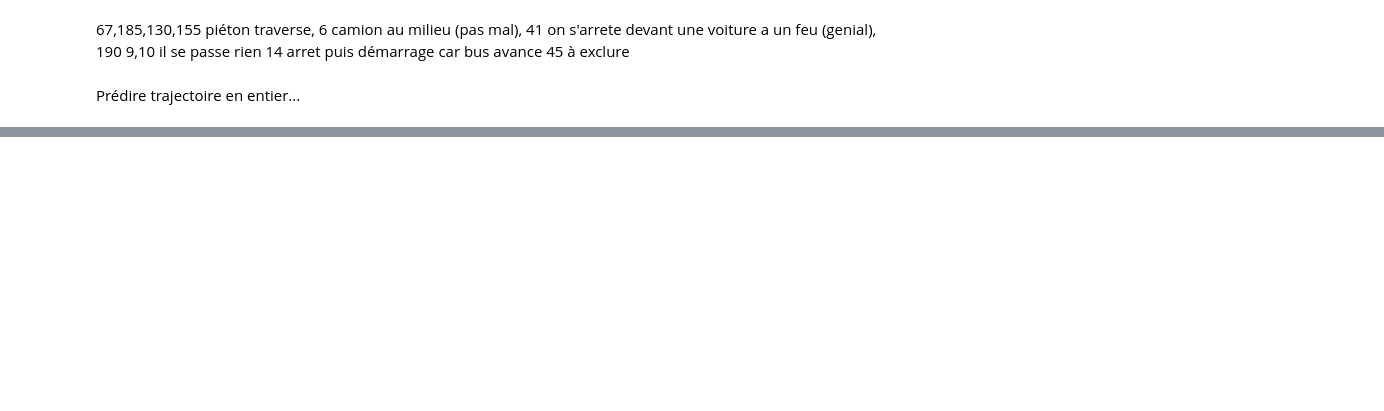
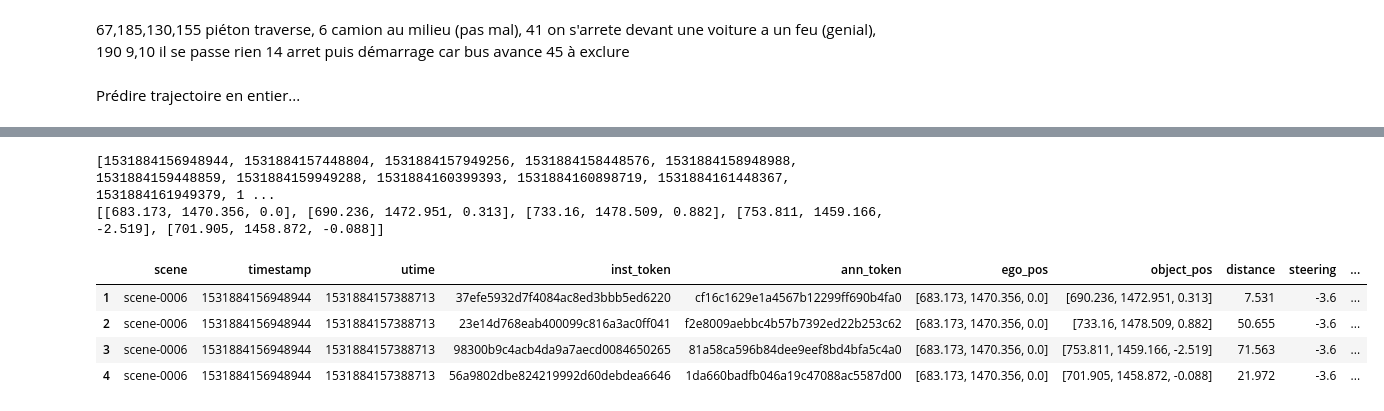
Before and after one commit to AlexandreFiche/machine_learning_for_autonomous_driving, a Jupyter notebook: nuscenes_prediction_acceleration_freinage.ipynb, the cells around one changed output, grey strips where cells are left out. Cells and saved outputs as stored; diff of their text form; code cells hidden in the pictures; blank space fills up the shorter version.

```diff
--- a/nuscenes_prediction_acceleration_freinage.ipynb
+++ b/nuscenes_prediction_acceleration_freinage.ipynb
@@ -834,0 +1037,23 @@ Position Predite,    Position Reel,    Distance, vitesse,  accélération,  frei
+# %%
+#
+scene_name = 'scene-0006'
+my_scene_token = nusc.field2token('scene', 'name', scene_name)[0]
+scene = nusc.get('scene',my_scene_token)
+df_scene = build_dataframe_for_one_scene(scene,False)
+df = df_scene
+#display(df_scene)
+liste_temps = sorted(set(df_scene['timestamp'].to_list()))
+#liste_temps = np.sort(np.unique(df_scene['timestamp'].to_numpy()))
+print(liste_temps)
+list_pos = df[df['timestamp']==1531884156948944]['object_pos'].to_list()
+print(list_pos)
+a = np.transpose(np.asarray(list_pos))
+df[(df['timestamp']==1531884156948944) & (df['inst_token']!='vehicle_info')]
+# %% [output]
+[1531884156948944, 1531884157448804, 1531884157949256, 1531884158448576, 1531884158948988, 1531884159448859, 1531884159949288, 1531884160399393, 1531884160898719, 1531884161448367, 1531884161949379, 1 ...
+[[683.173, 1470.356, 0.0], [690.236, 1472.951, 0.313], [733.16, 1478.509, 0.882], [753.811, 1459.166, -2.519], [701.905, 1458.872, -0.088]]
+|  | scene | timestamp | utime | inst_token | ann_token | ego_pos | object_pos | distance | steering | ... |
+| 1 | scene-0006 | 1531884156948944 | 1531884157388713 | 37efe5932d7f4084ac8ed3bbb5ed6220 | cf16c1629e1a4567b12299ff690b4fa0 | [683.173, 1470.356, 0.0] | [690.236, 1472.951, 0.313] | 7.531 | -3.6 | ... |
+| 2 | scene-0006 | 1531884156948944 | 1531884157388713 | 23e14d768eab400099c816a3ac0ff041 | f2e8009aebbc4b57b7392ed22b253c62 | [683.173, 1470.356, 0.0] | [733.16, 1478.509, 0.882] | 50.655 | -3.6 | ... |
+| 3 | scene-0006 | 1531884156948944 | 1531884157388713 | 98300b9c4acb4da9a7aecd0084650265 | 81a58ca596b84dee9eef8bd4bfa5c4a0 | [683.173, 1470.356, 0.0] | [753.811, 1459.166, -2.519] | 71.563 | -3.6 | ... |
+| 4 | scene-0006 | 1531884156948944 | 1531884157388713 | 56a9802dbe824219992d60debdea6646 | 1da660badfb046a19c47088ac5587d00 | [683.173, 1470.356, 0.0] | [701.905, 1458.872, -0.088] | 21.972 | -3.6 | ... |
```
Also changed, not shown: parts of 14 cells of this notebook, 4 other files.
